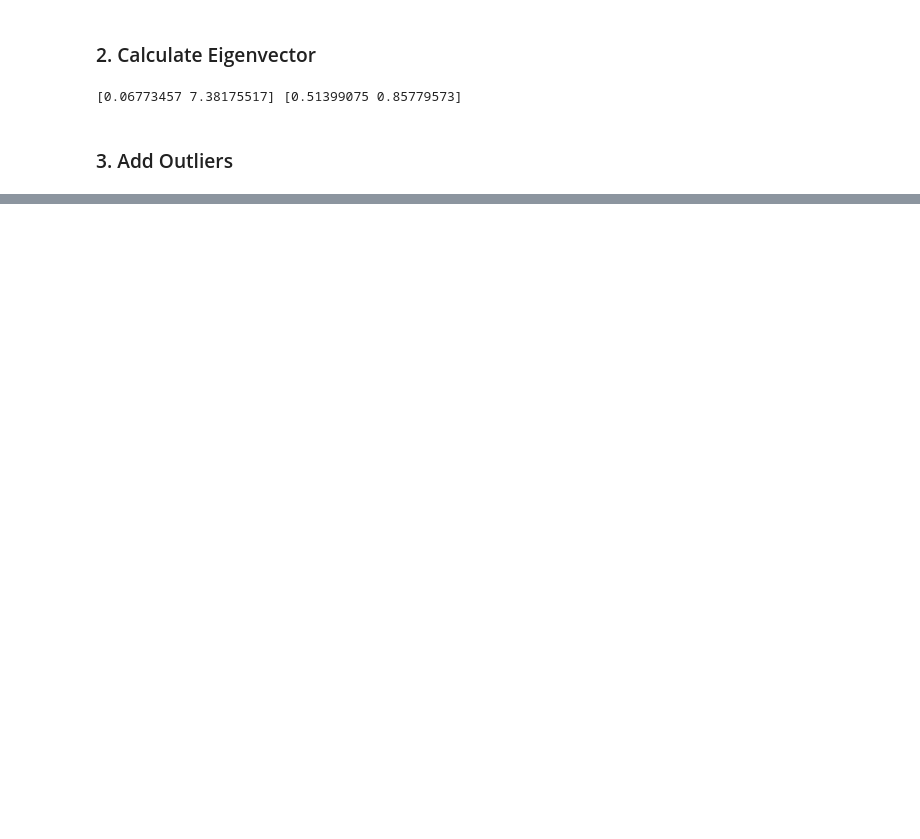
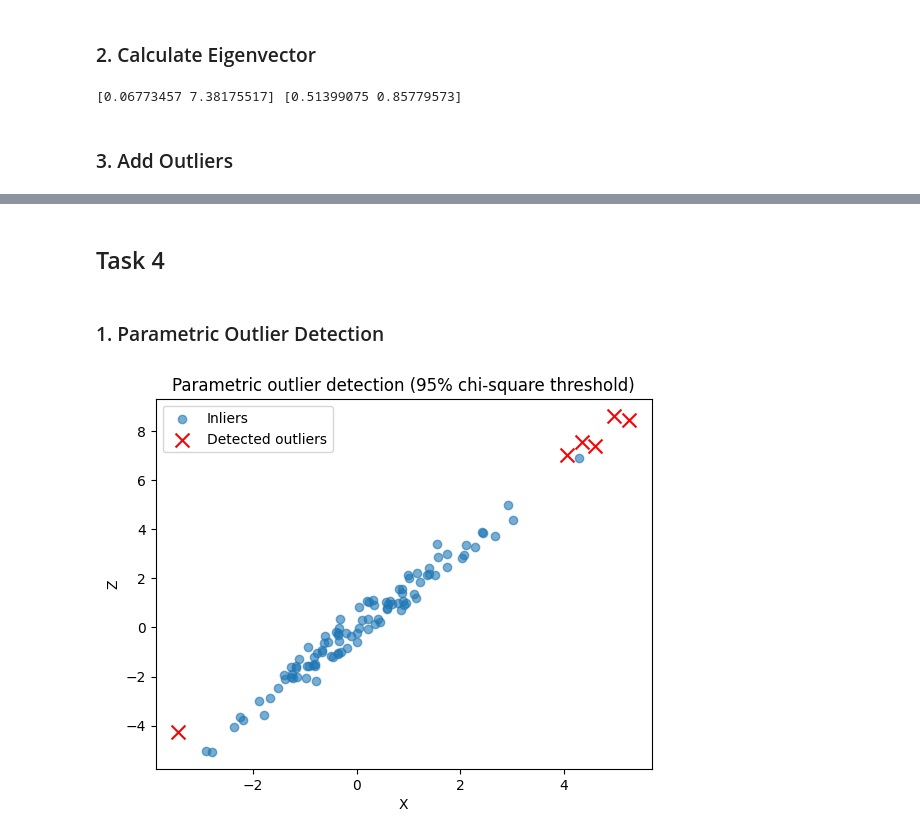
Before and after one commit to pbahde2/UL-Exercise-Sheet-8, a Jupyter notebook: ul_task8.ipynb, the cells around one changed output, grey strips where cells are left out. Saved outputs shown, nothing was run; the diff lists cells and outputs as text; code cells hidden in the pictures; blank space fills up the shorter version.

Commit message:
Task4

```diff
--- a/ul_task8.ipynb
+++ b/ul_task8.ipynb
@@ -71,0 +92,49 @@ outliers = np.array(outliers)  # shape (6,2)
+# %% [markdown]
+## Task 4
+# %% [markdown]
+### 1. Parametric Outlier Detection
+# %%
+data_with_outliers = np.vstack((samples, outliers))
+
+x_bar = data_with_outliers.mean(axis=0)
+
+# Naive covariance with Bessel correction
+A = np.cov(data_with_outliers, rowvar=False, bias=False)
+
+# Squared Mahalanobis distances
+A_inv = np.linalg.inv(A)
+diffs = data_with_outliers - x_bar
+d2 = np.einsum("ij,jk,ik->i", diffs, A_inv, diffs)
+
+# 95% chi-square threshold
+threshold = chi2.ppf(0.95, df=2)
+
+# Flag outliers
+outlier_mask = d2 > threshold
+outlier_indices = np.where(outlier_mask)[0]
+data_cleaned = data_with_outliers[~outlier_mask]
+
+
+# Plott
+plt.scatter(
+    data_with_outliers[~outlier_mask, 0],
+    data_with_outliers[~outlier_mask, 1],
+    alpha=0.6,
+    label="Inliers"
+)
+plt.scatter(
+    data_with_outliers[outlier_mask, 0],
+    data_with_outliers[outlier_mask, 1],
+    color="red",
+    marker="x",
+    s=100,
+    label="Detected outliers"
+)
+
+plt.xlabel("X")
+plt.ylabel("Z")
+plt.legend()
+plt.title("Parametric outlier detection (95% chi-square threshold)")
+plt.show()
+# %% [output]
+[figure, added]
```
Also changed, not shown: parts of 19 cells of this notebook.
